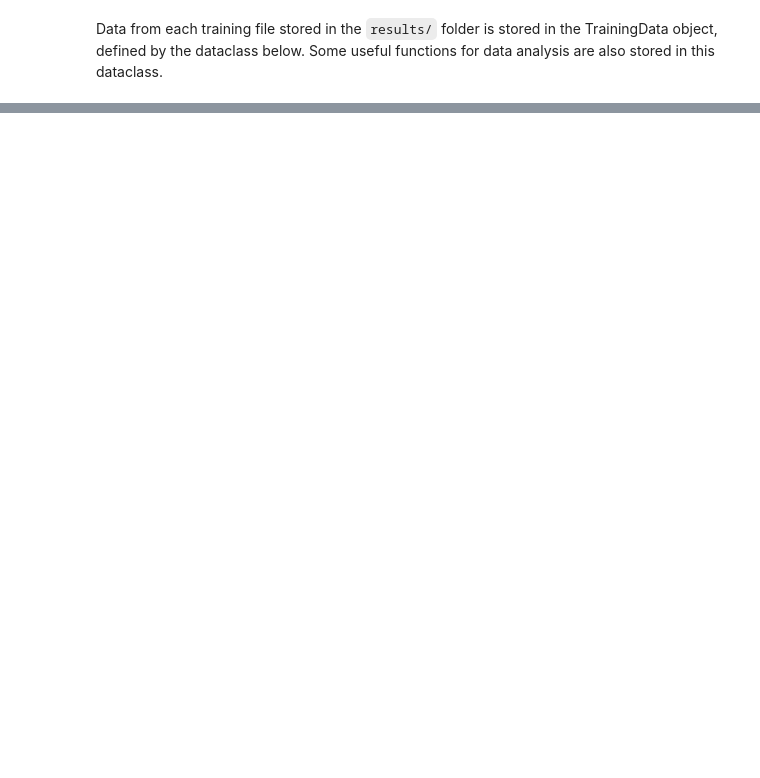
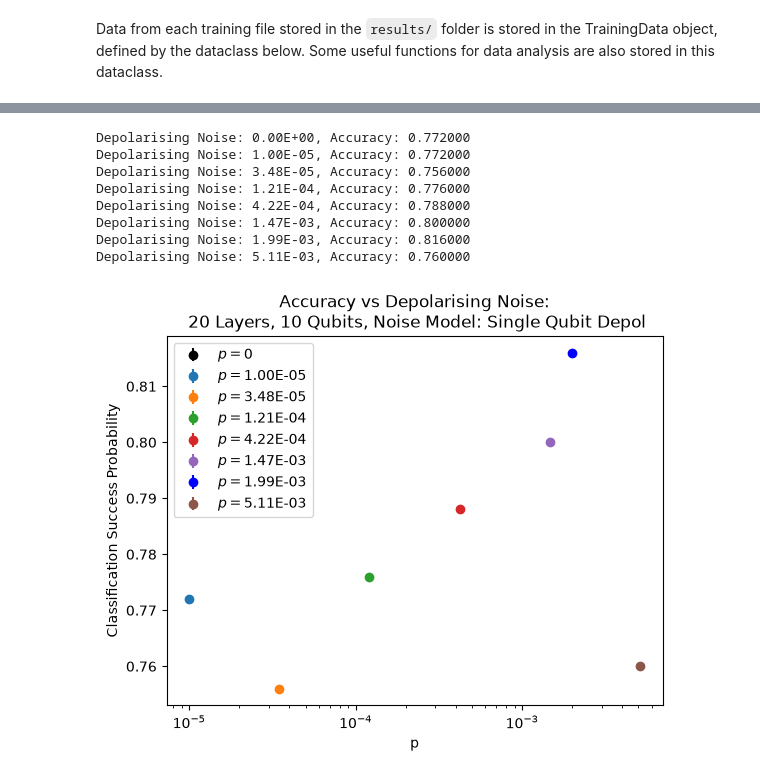
Before and after one commit to dylan-odonoghue/Partial-Error-Correction-on-Non-Clifford-Gates, a Jupyter notebook: result_analysis.ipynb, the cells around one changed output, grey strips where cells are left out. Cells and saved outputs as stored; diff of their text form; code cells hidden in the pictures; blank space fills up the shorter version.

```diff
--- a/result_analysis.ipynb
+++ b/result_analysis.ipynb
@@ -239,0 +221,25 @@ plt.show()
+# %%
+
+for data in training_data_list:  # Skip the first entry since it has no depolarising noise
+    acc = max(data.accuracies.values())
+    p_depol = data.noise_params.get("depolarising_noise", 0)
+    label = f'$p=${p_depol:.2E}' if p_depol > 0 else '$p=0$'
+    print(f"Depolarising Noise: {p_depol:.2E}, Accuracy: {acc:.6f}")
+    plt.errorbar(p_depol, acc, yerr=0, fmt='o', label=label, color=colors[training_data_list.index(data)])
+plt.xscale('log')
+plt.xlabel(r'p')
+plt.ylabel(r'Classification Success Probability')
+plt.legend()
+plt.title(f'Accuracy vs Depolarising Noise:\n {training_data_list[0].layers} Layers, {training_data_list[0].num_qubits} Qubits, Noise Model: {training_data_list[1].noise_model_name}')
+plt.savefig('plots/accuracy_vs_depol.pdf', dpi=300, bbox_inches='tight')
+plt.show()
+# %% [output]
+Depolarising Noise: 0.00E+00, Accuracy: 0.772000
+Depolarising Noise: 1.00E-05, Accuracy: 0.772000
+Depolarising Noise: 3.48E-05, Accuracy: 0.756000
+Depolarising Noise: 1.21E-04, Accuracy: 0.776000
+Depolarising Noise: 4.22E-04, Accuracy: 0.788000
+Depolarising Noise: 1.47E-03, Accuracy: 0.800000
+Depolarising Noise: 1.99E-03, Accuracy: 0.816000
+Depolarising Noise: 5.11E-03, Accuracy: 0.760000
+[figure, added]
```
Also changed, not shown: parts of 13 cells of this notebook, 9 other files.
